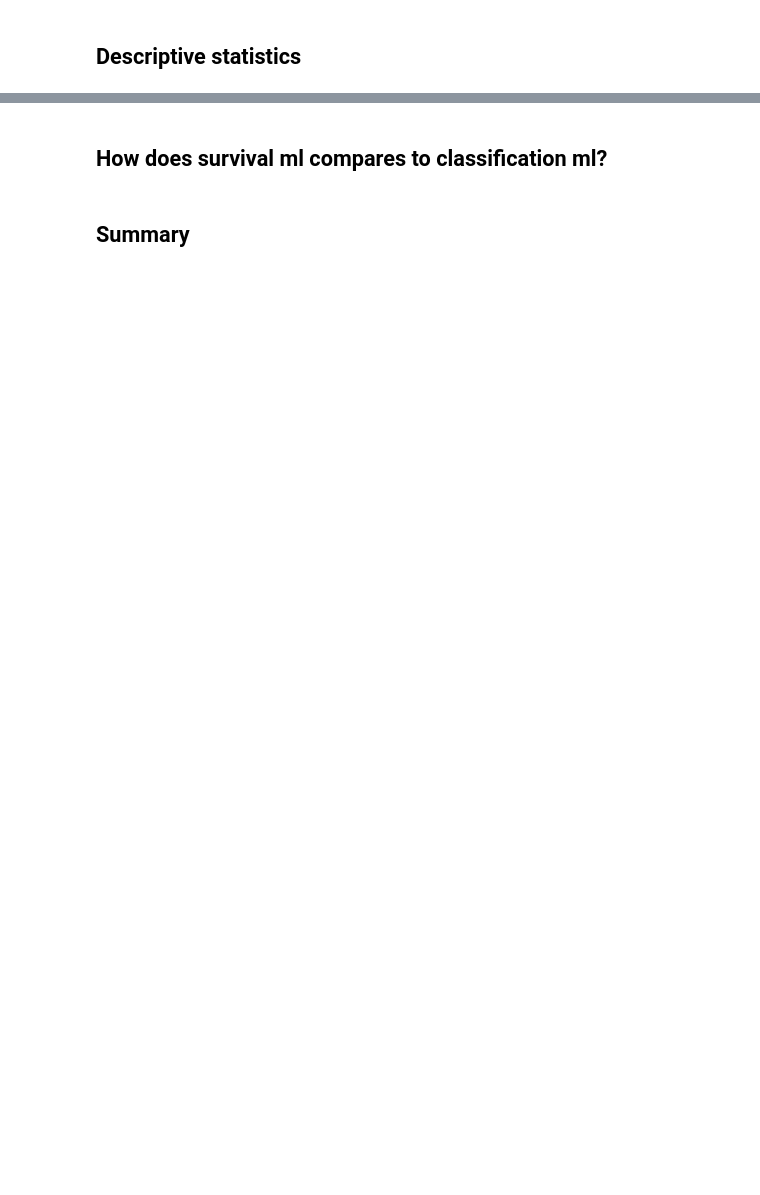
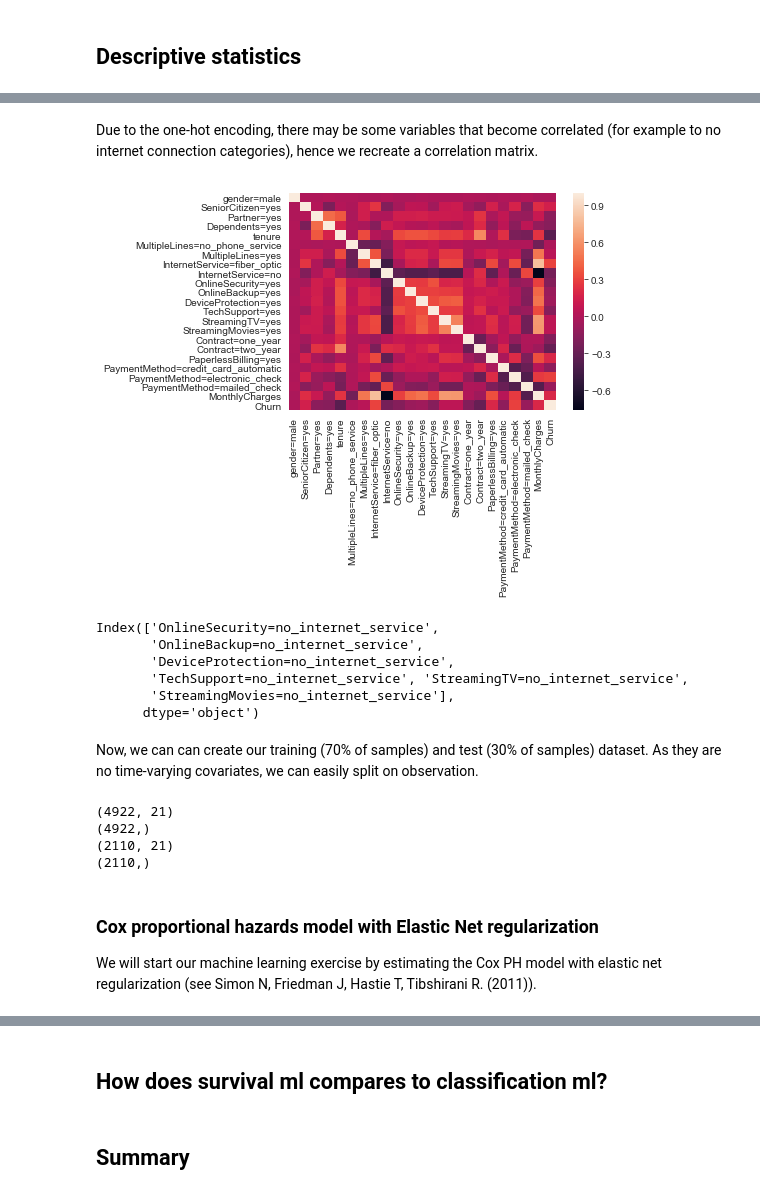
Before and after one commit to RobrechtVandendriessche/Survival, a Jupyter notebook: code/survival-ml.ipynb, the cells around one changed output, grey strips where cells are left out. Drawn from its saved outputs; the diff is of its cells as text; code cells hidden in the pictures; blank space fills up the shorter version.

```diff
--- a/code/survival-ml.ipynb
+++ b/code/survival-ml.ipynb
@@ -290,0 +312,4 @@ for i, xvar in enumerate(xvars):
+# %%
+from sksurv.preprocessing import OneHotEncoder
+churn_onehot = OneHotEncoder().fit_transform(churn)
+churn_onehot.head()
@@ -290,0 +325,23 @@ for i, xvar in enumerate(xvars):
+# %% [markdown]
+Due to the one-hot encoding, there may be some variables that become correlated (for example to no internet connection categories), hence we recreate a correlation matrix.
+# %%
+churn_cor = churn_onehot.corr()
+sns.heatmap(churn_cor,
+            xticklabels=churn_cor.index.values,
+            yticklabels=churn_cor.columns.values)
+plt.show()
+# %% [output]
+[figure, added]
+# %%
+to_drop = churn_onehot.filter(regex='no_internet_service', axis=1).columns
+print(to_drop)
+churn_onehot.drop(to_drop, axis=1, inplace=True)
+# %% [output]
+Index(['OnlineSecurity=no_internet_service',
+       'OnlineBackup=no_internet_service',
+       'DeviceProtection=no_internet_service',
+       'TechSupport=no_internet_service', 'StreamingTV=no_internet_service',
+       'StreamingMovies=no_internet_service'],
+      dtype='object')
+# %% [markdown]
+Now, we can can create our training (70% of samples) and test (30% of samples) dataset. As they are no time-varying covariates, we can easily split on observation.
@@ -290,0 +368,14 @@ for i, xvar in enumerate(xvars):
+# %%
+print(X_train.shape)
+print(y_train.shape)
+print(X_test.shape)
+print(y_test.shape)
+# %% [output]
+(4922, 21)
+(4922,)
+(2110, 21)
+(2110,)
+# %% [markdown]
+### Cox proportional hazards model with Elastic Net regularization
+
+We will start our machine learning exercise by estimating the Cox PH model with elastic net regularization (see Simon N, Friedman J, Hastie T, Tibshirani R. (2011)).
```
Also changed, not shown: parts of 26 cells of this notebook.
